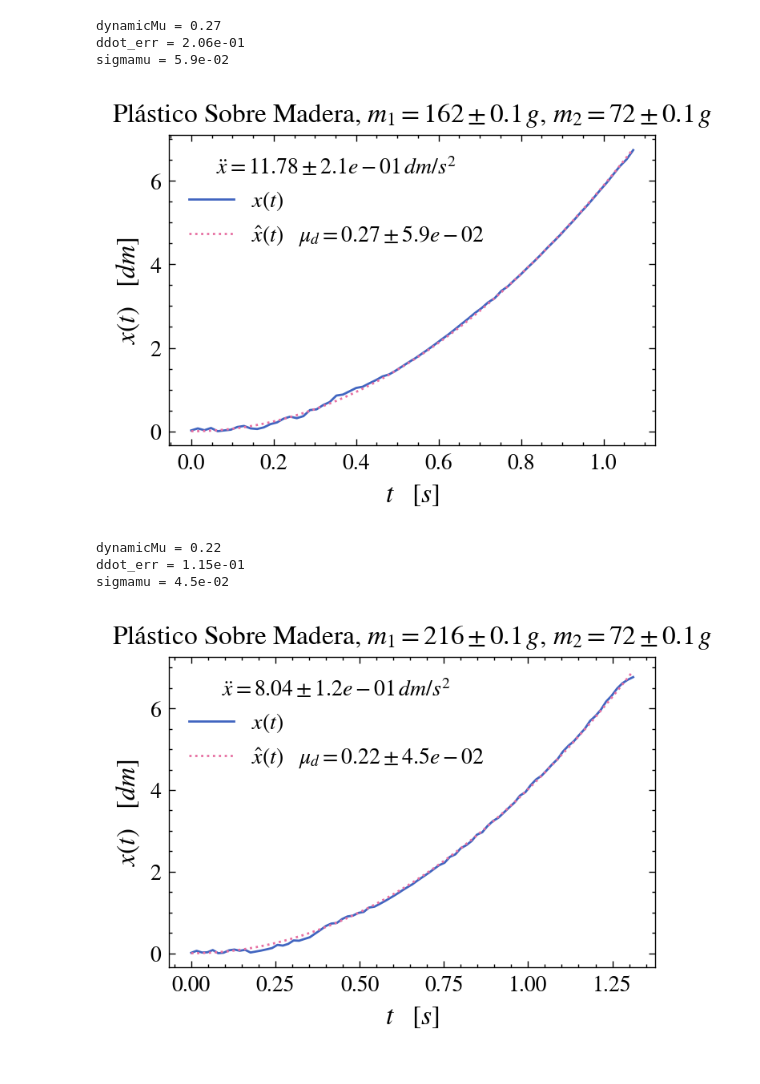
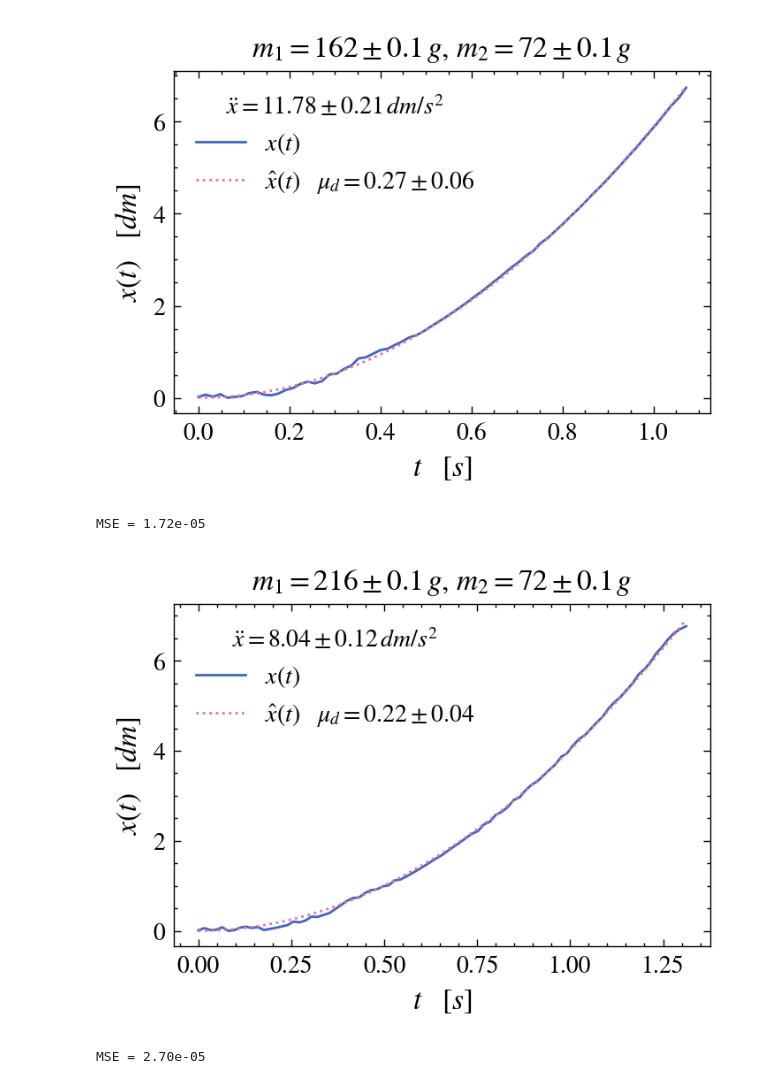
Before and after one commit to ignaschuemer7/Labo_III-Fisica_I, a Jupyter notebook: f1_tp3.ipynb, the cells around one changed output. Cells and saved outputs as stored; diff of their text form; code cells hidden in the pictures.

```diff
--- a/f1_tp3.ipynb
+++ b/f1_tp3.ipynb
@@ -151,30 +166,31 @@ sigmamu = 3.6e-02
 # %%
 m1 = sled + 5 * woodenMass + aluminiumMass
 m2 = bronzeMass
 
 f = lambda t, dynamicMu: x(t, m1, m2, sp.constants.g, dynamicMu)
 
 dynamicMu, pcov = sp.optimize.curve_fit(f, plasticOverWood50['t'], plasticOverWood50['x'], sigma=np.zeros_like(plasticOverWood50['x']) + sensor_error, absolute_sigma=True)
 dynamicMu = dynamicMu[0]
-print(f'dynamicMu = {dynamicMu:.2f}')
+# print(f'dynamicMu = {dynamicMu:.2f}')
 ddot_err = np.sqrt(pcov[0, 0])
-print(f'ddot_err = {ddot_err:.2e}')
+# print(f'ddot_err = {ddot_err:.2e}')
 
 sigmamu = sigmaMu(m1, m2, sp.constants.g, ddotX(m1, m2, sp.constants.g, dynamicMu))
-print(f'sigmamu = {sigmamu:.1e}')
+# print(f'sigmamu = {sigmamu:.2f}')
 
 plt.plot(plasticOverWood50['t'], plasticOverWood50['x']*1e1, label=f'$x(t)$')
-plt.plot(plasticOverWood50['t'], x(plasticOverWood50['t'], m1, m2, sp.constants.g, dynamicMu)*1e1, label=f'$\hat{{x}}(t) \quad \\mu_d = {dynamicMu:.2f} \pm {sigmamu:.1e}$')
+plt.plot(plasticOverWood50['t'], x(plasticOverWood50['t'], m1, m2, sp.constants.g, dynamicMu)*1e1, label=f'$\hat{{x}}(t) \quad \\mu_d = {dynamicMu:.2f} \pm {sigmamu:.2f}$')
 plt.xlabel('$t \\quad [s]$')
 plt.ylabel('$x(t) \\quad [dm]$')
-plt.legend(title=f'$\ddot{{x}} = {ddotX(m1, m2, sp.constants.g, dynamicMu)*1e1:.2f} \\pm {ddot_err:.1e} \\, dm/s^2$')
-plt.title(f'Plástico Sobre Madera, $m_1 = {m1*1e3:.0f}\\pm{0.1} \\, g$, $m_2 = {m2*1e3:.0f} \\pm{0.1} \\, g$')
+plt.legend(title=f'$\ddot{{x}} = {ddotX(m1, m2, sp.constants.g, dynamicMu)*1e1:.2f} \\pm {ddot_err:.2f} \\, dm/s^2$')
+plt.title(f'$m_1 = {m1*1e3:.0f}\\pm{0.1} \\, g$, $m_2 = {m2*1e3:.0f} \\pm{0.1} \\, g$')
 plt.show()
+
+#mse
+print(f'MSE = {mse(plasticOverWood50["x"], x(plasticOverWood50["t"], m1, m2, sp.constants.g, dynamicMu)):.2e}')
 # %% [output]
+[figure, new version]
-dynamicMu = 0.27
-ddot_err = 2.06e-01
-sigmamu = 5.9e-02
+MSE = 1.72e-05
-[figure, old version]
 # %%
 m1 = sled + 3 * woodenMass + 4 * aluminiumMass
 m2 = bronzeMass
@@ -183,25 +199,27 @@ f = lambda t, dynamicMu: x(t, m1, m2, sp.constants.g, dynamicMu)
 
 dynamicMu, pcov = sp.optimize.curve_fit(f, plasticOverWood100['t'], plasticOverWood100['x'], sigma=np.zeros_like(plasticOverWood100['x']) + sensor_error, absolute_sigma=True)
 dynamicMu = dynamicMu[0]
-print(f'dynamicMu = {dynamicMu:.2f}')
+# print(f'dynamicMu = {dynamicMu:.2f}')
 ddot_err = np.sqrt(pcov[0, 0])
-print(f'ddot_err = {ddot_err:.2e}')
+# print(f'ddot_err = {ddot_err:.2e}')
 
 sigmamu = sigmaMu(m1, m2, sp.constants.g, ddotX(m1, m2, sp.constants.g, dynamicMu))
-print(f'sigmamu = {sigmamu:.1e}')
+# print(f'sigmamu = {sigmamu:.2f}')
 
 plt.plot(plasticOverWood100['t'], plasticOverWood100['x']*1e1, label=f'$x(t)$')
-plt.plot(plasticOverWood100['t'], x(plasticOverWood100['t'], m1, m2, sp.constants.g, dynamicMu)*1e1, label=f'$\hat{{x}}(t) \quad \\mu_d = {dynamicMu:.2f} \pm {sigmamu:.1e}$')
+plt.plot(plasticOverWood100['t'], x(plasticOverWood100['t'], m1, m2, sp.constants.g, dynamicMu)*1e1, label=f'$\hat{{x}}(t) \quad \\mu_d = {dynamicMu:.2f} \pm {sigmamu:.2f}$')
 plt.xlabel('$t \\quad [s]$')
 plt.ylabel('$x(t) \\quad [dm]$')
-plt.legend(title=f'$\ddot{{x}} = {ddotX(m1, m2, sp.constants.g, dynamicMu)*1e1:.2f} \\pm {ddot_err:.1e} \\, dm/s^2$')
-plt.title(f'Plástico Sobre Madera, $m_1 = {m1*1e3:.0f}\\pm{0.1} \\, g$, $m_2 = {m2*1e3:.0f} \\pm{0.1} \\, g$')
+plt.legend(title=f'$\ddot{{x}} = {ddotX(m1, m2, sp.constants.g, dynamicMu)*1e1:.2f} \\pm {ddot_err:.2f} \\, dm/s^2$')
+plt.title(f'$m_1 = {m1*1e3:.0f}\\pm{0.1} \\, g$, $m_2 = {m2*1e3:.0f} \\pm{0.1} \\, g$')
+plt.savefig('fig/plastico_madera.pdf')
 plt.show()
+
+#mse
+print(f'MSE = {mse(plasticOverWood100["x"], x(plasticOverWood100["t"], m1, m2, sp.constants.g, dynamicMu)):.2e}')
 # %% [output]
+[figure, new version]
-dynamicMu = 0.22
-ddot_err = 1.15e-01
-sigmamu = 4.5e-02
+MSE = 2.70e-05
-[figure, old version]
 # %%
 m1 = sled + 5 * woodenMass + 3 * aluminiumMass + bronzeMass
 m2 = bronzeMass
```
Also changed, not shown: parts of 10 cells of this notebook, 4 other files.
